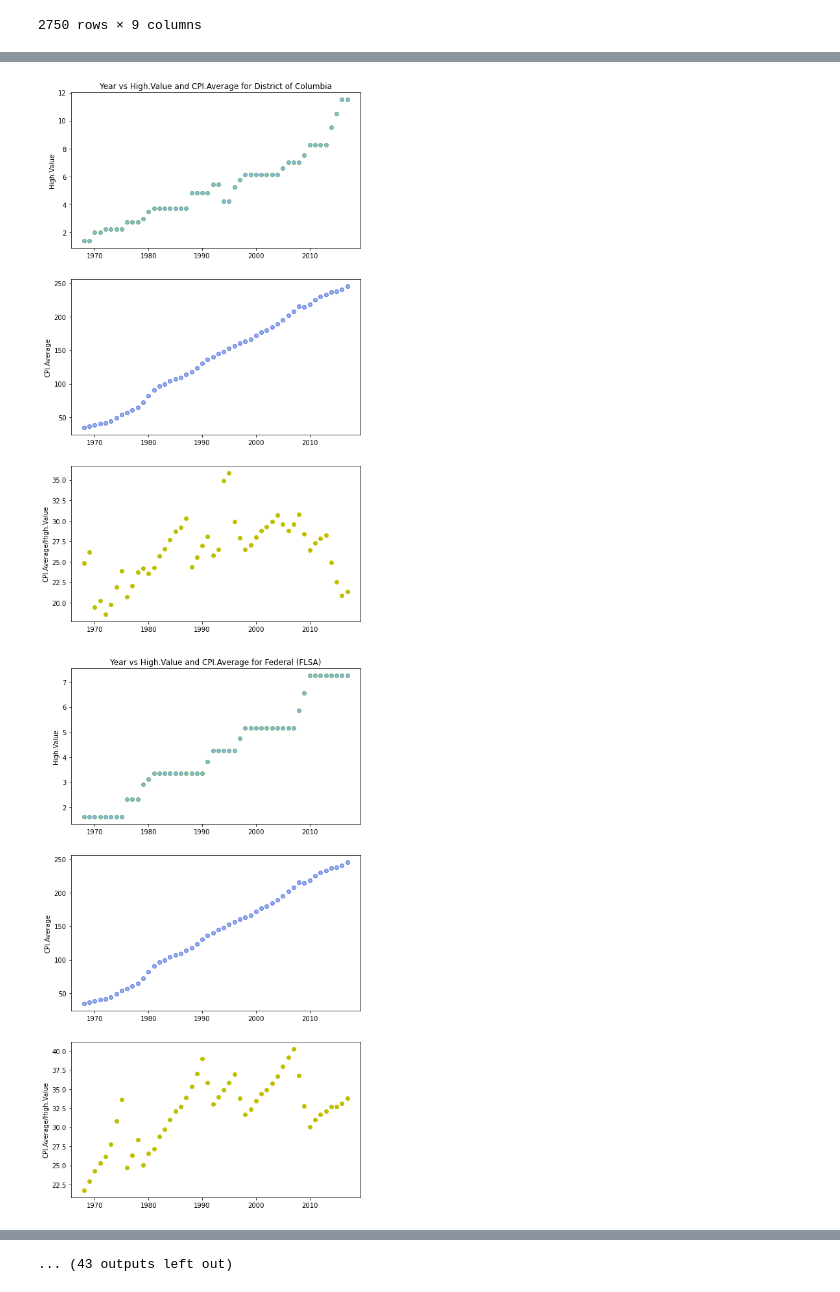
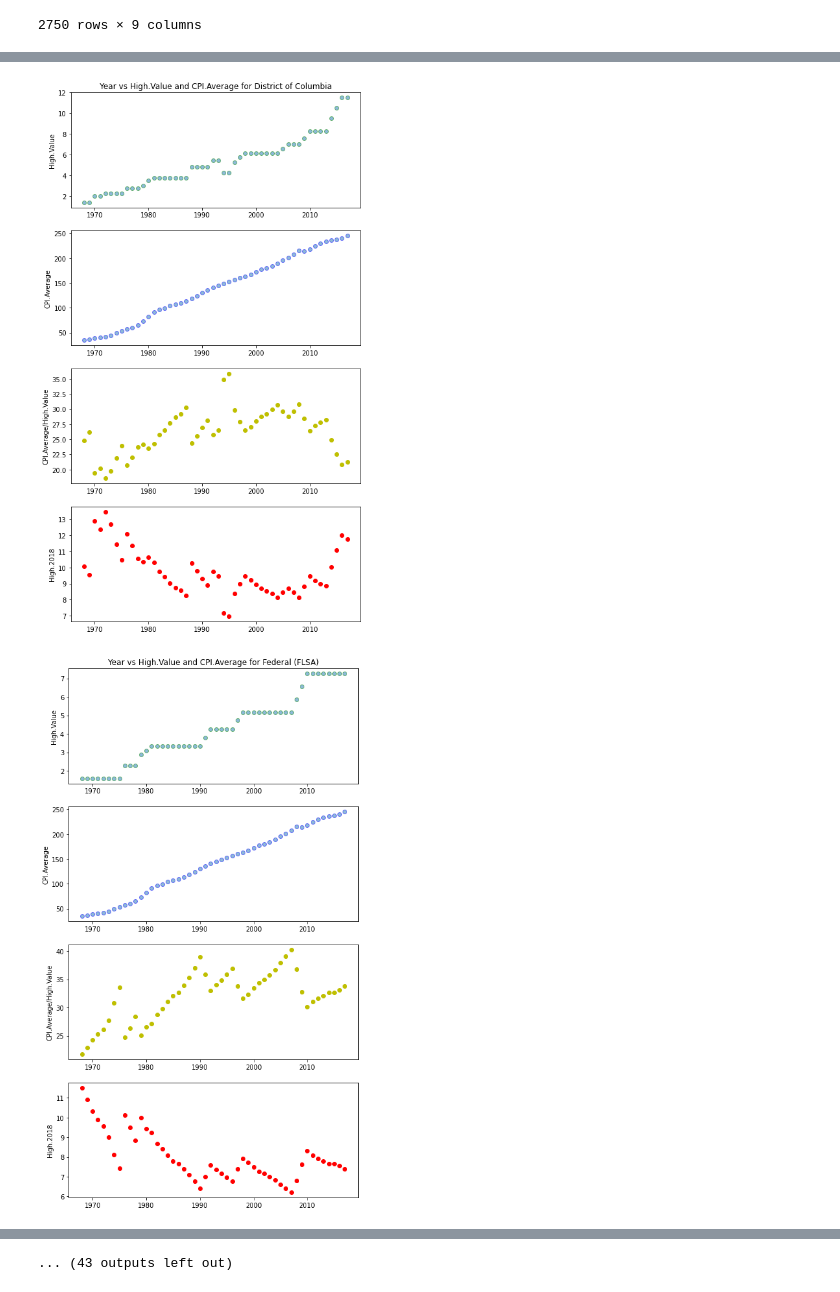
Before and after one commit to devindubin/ProjectOne, a Jupyter notebook: Kosal_Work.ipynb, the cells around one changed output, grey strips where cells are left out. Cells and saved outputs as stored; diff of their text form; code cells hidden in the pictures.

```diff
--- a/Kosal_Work.ipynb
+++ b/Kosal_Work.ipynb
@@ -21,11 +21,12 @@ The values in the dataset are as follows:
 * Low.2018: This is the 2018-equivalent dollars for Low.Value.
 # %%
 # plot function that taking in a DataFrame, x_axis, y_axist and scatter plot
-def plot_df_scatter2(df, x_axis, y_axis, y1_axis, State):
+def plot_df_scatter2(df, x_axis, y_axis, y1_axis, y2_axis, State):
     fig = plt.figure(figsize=(8,15))
-    ax1 = fig.add_subplot(311)
-    ax2 = fig.add_subplot(312)
-    ax3 = fig.add_subplot(313)
+    ax1 = fig.add_subplot(411)
+    ax2 = fig.add_subplot(412)
+    ax3 = fig.add_subplot(413)
+    ax4 = fig.add_subplot(414)
 
     title = f'{x_axis} vs {y_axis} and {y1_axis} for {State}'
 
@@ -38,6 +39,9 @@ def plot_df_scatter2(df, x_axis, y_axis, y1_axis, State):
     ax3.scatter(df[x_axis], df[y1_axis]/df[y_axis],color='y')
     ax3.set(ylabel = f'{y1_axis}/{y_axis}')
 
+    ax4.scatter(df[x_axis],df[y2_axis], color='r')
+    ax4.set(ylabel=y2_axis)
+
     plt.savefig(f'Kosal_Resources\MinimumWage_plot\{title}.png')
 # %%
 min_wage_path = "Kosal_Resources/Minimum_wage_data.csv"
@@ -60,11 +73,12 @@ min_wage_df
 # %%
-# copy DataFrame for
-wage_data = min_wage_df.copy()
+# # copy DataFrame for
+# wage_data = min_wage_df.copy()
+# wage_data = wage_data.dropna()
 
 # Print out the plot
 state_list = list(wage_data['State'].unique())
 
 for state in state_list:
     df = wage_data[wage_data['State']==state]
-    plot_df_scatter2(df=df, x_axis='Year',y_axis='High.Value', y1_axis='CPI.Average', State=state)
+    plot_df_scatter2(df=df, x_axis='Year',y_axis='High.Value', y1_axis='CPI.Average', y2_axis='High.2018', State=state)
 # %% [output]
@@ -79,2 +93,2 @@ for state in state_list:
-[figure, old version]
+[figure, new version]
-[figure, old version]
+[figure, new version]
```
Also changed, not shown: parts of 4 cells of this notebook, 57 other files.
